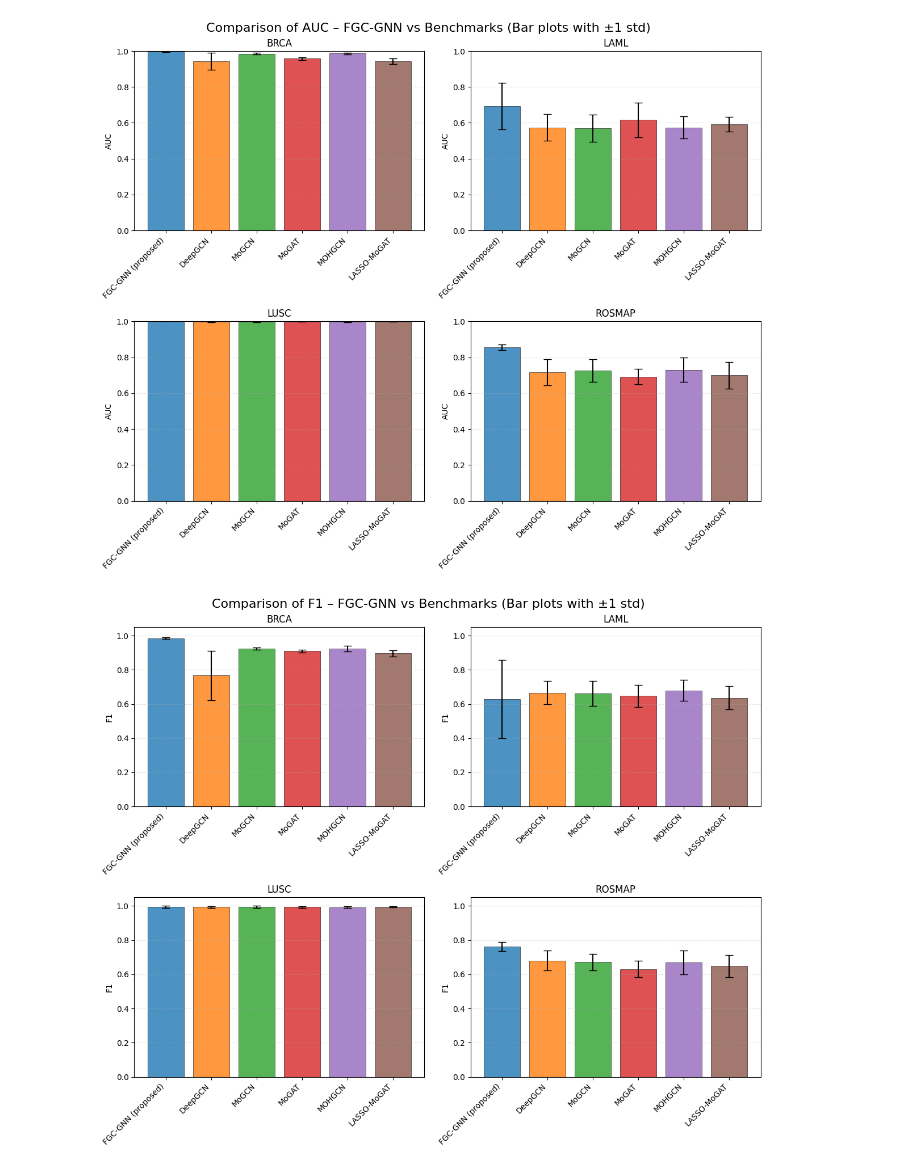
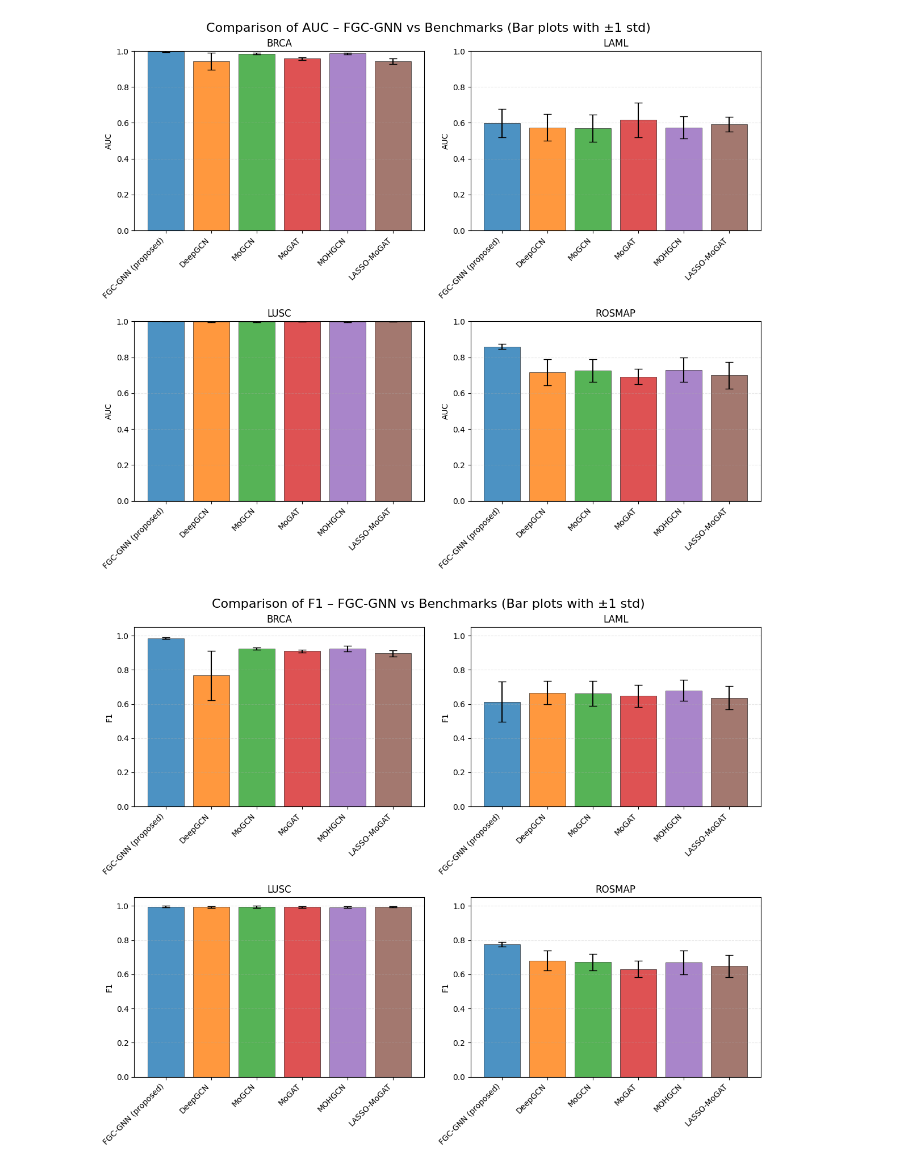
Before and after one commit to AnushreeB96/FGC_GNN-Fuzzy-Graph-Covering-based-Graph-Neural-Networks-, a Jupyter notebook: FGC-GNN/PLOTS/plots.ipynb, the cells around one changed output. Cells and saved outputs as stored; diff of their text form; code cells hidden in the pictures.

```diff
--- a/FGC-GNN/PLOTS/plots.ipynb
+++ b/FGC-GNN/PLOTS/plots.ipynb
@@ -393,24 +379,24 @@ import seaborn as sns
 # ------------------------------
 proposed = {
     'BRCA': {
-        'AUC': (0.9959, 0.0031),
-        'F1':  (0.9850, 0.0039),
-        'Accuracy': (0.9865, 0.0039)
+        'AUC': (0.9965, 0.0026),
+        'F1':  (0.9847, 0.0048),
+        'Accuracy': (0.9849, 0.0047)
     },
     'LAML': {
-        'AUC': (0.6931, 0.1309),
-        'F1':  (0.6295, 0.2294),
-        'Accuracy': (0.6529, 0.1158)
+        'AUC': (0.5984, 0.0800),
+        'F1':  (0.6132, 0.1178),
+        'Accuracy': (0.5679, 0.0929)
     },
     'LUSC': {
         'AUC': (1.0000, 0.0000),
-        'F1':  (0.9944, 0.0061),
-        'Accuracy': (0.9945, 0.0060)
+        'F1':  (0.9965, 0.0042),
+        'Accuracy': (0.9965, 0.0041)
     },
     'ROSMAP': {
-        'AUC': (0.8564, 0.0160),
-        'F1':  (0.7629, 0.0256),
-        'Accuracy': (0.7571, 0.0192)
+        'AUC': (0.8602, 0.0132),
+        'F1':  (0.7747, 0.0131),
+        'Accuracy': (0.7667, 0.0169)
     }
 }
 
@@ -490,40 +476,33 @@ for metric in metrics:
         # Extract means and stds for this dataset and metric
         means = []
         stds = []
         models = []
         for model in models_all:
             mean_val, std_val = combined[ds][metric][model]
             means.append(mean_val)
             stds.append(std_val)
             models.append(model)
 
         # Bar positions
         x = np.arange(len(models))
         # Create bar plot with error bars
         bars = ax.bar(x, means, yerr=stds, capsize=5, color=[model_colors[m] for m in models],
                       alpha=0.8, edgecolor='black', linewidth=0.5)
         ax.set_xticks(x)
         ax.set_xticklabels(models, rotation=45, ha='right')
         ax.set_ylabel(metric)
         ax.set_title(ds)
         ax.set_ylim(0, 1.05 if metric != 'AUC' else 1.0)
         ax.grid(axis='y', linestyle='--', alpha=0.3)
 
         # Optional: add value labels on bars
         # for i, (m, s) in enumerate(zip(means, stds)):
         #     ax.text(i, m + s + 0.02, f'{m:.3f}', ha='center', fontsize=8)
 
     plt.tight_layout()
     plt.subplots_adjust(top=0.93)
-    import os
-
-    os.makedirs("final_submission", exist_ok=True)
-
-    plt.savefig(
-    os.path.join("final_submission", f"bar_{metric}_comparison.png"),
-    dpi=300,
-    bbox_inches='tight')
+    plt.savefig(f'bar_{metric}_comparison.png', dpi=300, bbox_inches='tight')
     plt.show()
 # %% [output]
-[figure, old version]
+[figure, new version]
-[figure, old version]
+[figure, new version]
```
Also changed, not shown: parts of 5 cells of this notebook, 27 other files.
